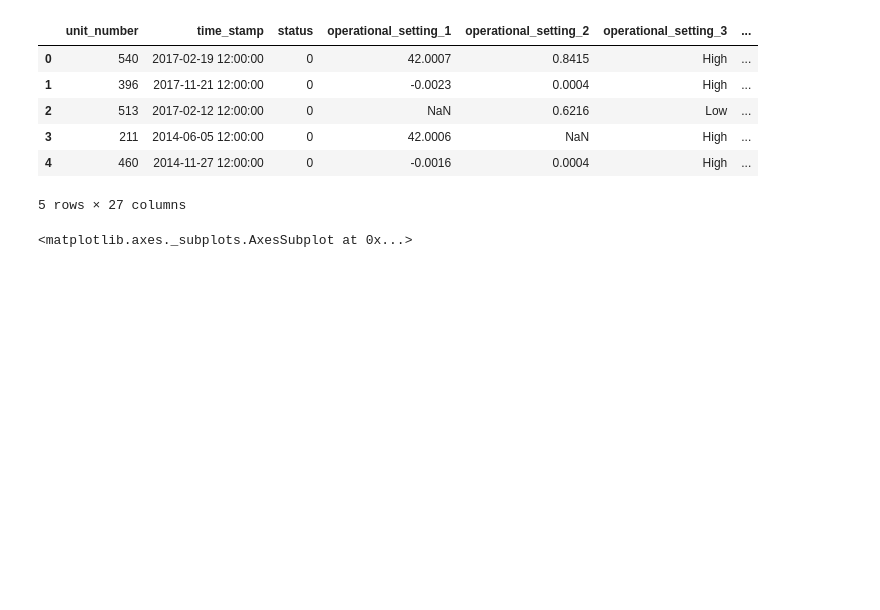
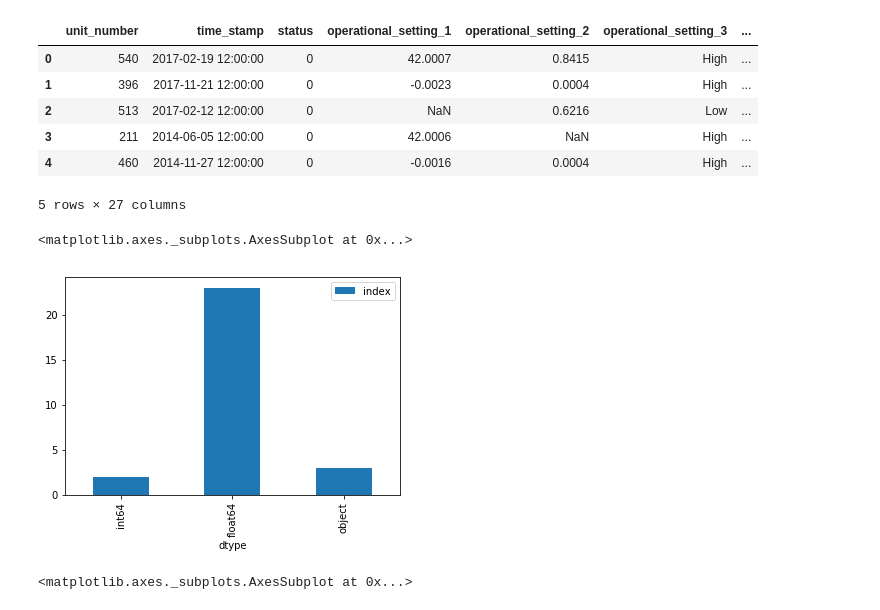
Before and after one commit to DuongVu39/Code_Challenge, a Jupyter notebook: src/task1/Scratch.ipynb, the cells around one changed output. Cells and saved outputs as stored; diff of their text form; code cells hidden in the pictures; blank space fills up the shorter version.

```diff
--- a/src/task1/Scratch.ipynb
+++ b/src/task1/Scratch.ipynb
@@ -43,7 +51,7 @@ There is a column called `unit_number` which specifies which turbine it is, and
 
 Your task is to create a model that, when fed with operational settings and sensor measurements (unit_number and time_stamp will not be fed in), outputs 1 if the turbine will break down within the next 40 days, and 0 if not.
 # %%
-df = pd.read_csv("predictive_maintenance_dataset.csv")
+df = pd.read_csv("../../data/predictive_maintenance_dataset.csv")
 df.shape
 # %% [output]
 (144203, 27)
@@ -57,6 +65,11 @@ df.head()
 | 3 | 211 | 2014-06-05 12:00:00 | 0 | 42.0006 | NaN | High | ... |
 | 4 | 460 | 2014-11-27 12:00:00 | 0 | -0.0016 | 0.0004 | High | ... |
 5 rows × 27 columns
+# %%
+pd.DataFrame(df.dtypes.values, columns=['dtype']).reset_index().groupby('dtype').count().plot(kind='bar')
+# %% [output]
+<matplotlib.axes._subplots.AxesSubplot at 0x...>
+[figure, added]
 # %%
 # Explore correlation
 msn.heatmap(df)
```
Also changed, not shown: parts of 43 cells of this notebook, 1 other file.
